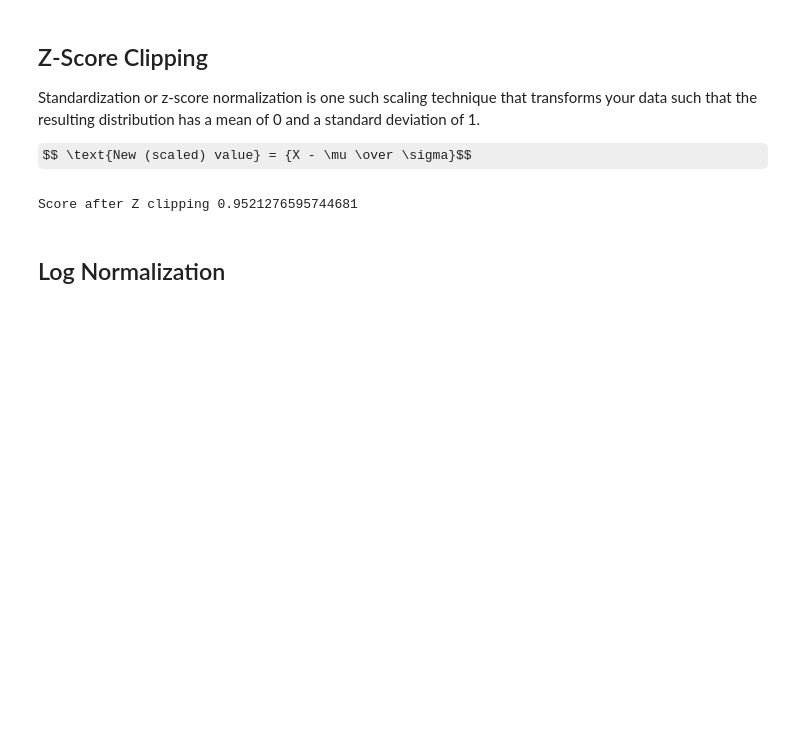
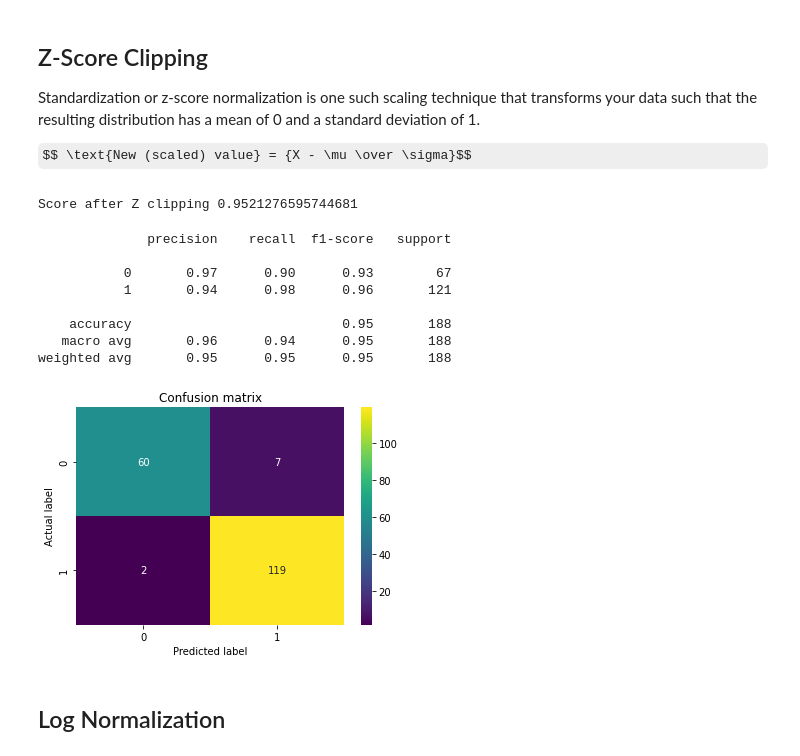
Before and after one commit to DarshanWalchale/FMML_2022, a Jupyter notebook: FMML_M2L1.ipynb, the cells around one changed output. Cells and saved outputs as stored; diff of their text form; code cells hidden in the pictures; some formulas as TeX source; blank space fills up the shorter version.

```diff
--- a/FMML_M2L1.ipynb
+++ b/FMML_M2L1.ipynb
@@ -390,10 +390,10 @@ from sklearn.metrics import accuracy_score
 from sklearn import preprocessing
 from collections import Counter
 # %%
-def find_knn_weighted(X_train, y_train, X_test, k):
+# returns a 2D list of label, distance
+def find_knn(X_train, y_train, X_test, k):
     distances = []
     targets = []
-    weights = []
 
     for i in range(len(X_train)):
         # compute and store L2 distance
@@ -402,13 +402,10 @@ def find_knn_weighted(X_train, y_train, X_test, k):
     # distances i holds [dist, index]
     distances = sorted(distances)
 
-    for i in range(k):
-      weights.append([1/(1+distances[i][0]), distances[i][1]])
-
 
     for i in range(k):
-        index = weights[i][1]
-        targets.append([y_train[index], weights[i][0]])
+        index = distances[i][1]
+        targets.append([y_train[index], distances[i][0]])
 
     print(targets)
 
@@ -422,7 +419,7 @@ def k_nearest_neighbor(X_train, y_train, X_test, k):
     # loop over all observations
     predictions = []
     for i in range(len(X_test)):
-        predictions.append(find_kn_weighted(X_train, y_train, X_test[i, :], k))
+        predictions.append(find_knn(X_train, y_train, X_test[i, :], k))
 
     return np.asarray(predictions)
 # %%
@@ -968,7 +1000,30 @@ Score after Z clipping 0.9521276595744681
 # %%
 ## TASK:
 ## Plot a confusion matrix for the classification above on the scaled data (using the optimal value of k)
 ## Also print out the Precision, Recall and F1-score values
+from sklearn import metrics
+
+predictions = k_nearest_neighbor(X_train, y_train, X_test, 7)
+
+cnf_matrix = metrics.confusion_matrix(y_test, predictions)
+p = sns.heatmap(pd.DataFrame(cnf_matrix), annot=True, cmap="viridis" ,fmt='g')
+plt.title('Confusion matrix', y = 1.1)
+plt.ylabel('Actual label')
+plt.xlabel('Predicted label')
+
+
+from sklearn.metrics import classification_report
+print(classification_report(y_test,predictions))
+# %% [output]
+              precision    recall  f1-score   support
+
+           0       0.97      0.90      0.93        67
+           1       0.94      0.98      0.96       121
+
+    accuracy                           0.95       188
+   macro avg       0.96      0.94      0.95       188
+weighted avg       0.95      0.95      0.95       188
+[figure, added]
 # %%
 ## TASK:
 ## Perform K-Fold Cross validation after standardizing the data. Display your results.
```
Also changed, not shown: parts of 15 cells of this notebook.
